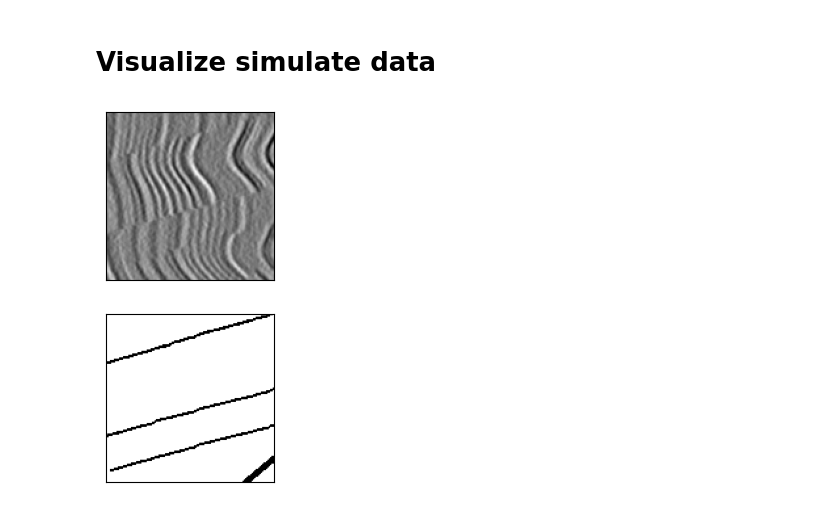
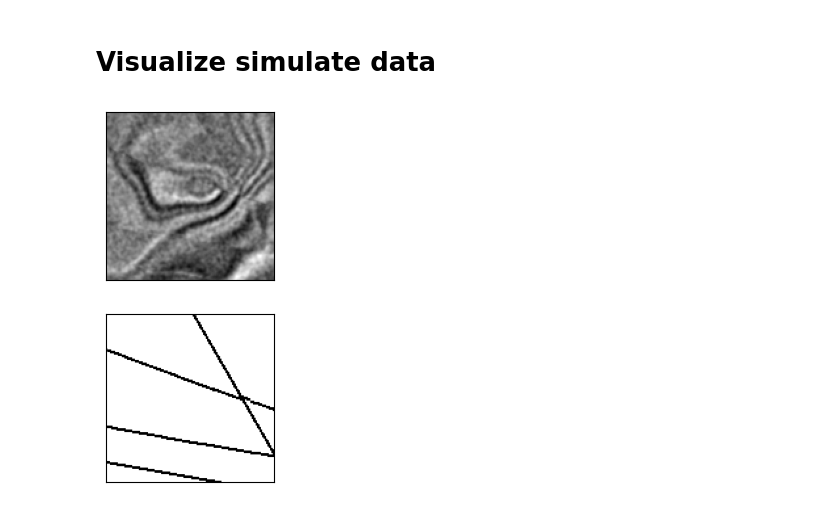
Before and after one commit to Kinlyran/Fault_Recong_zzr, a Jupyter notebook: data_explore.ipynb, the cells around one changed output. Cells and saved outputs as stored; diff of their text form; code cells hidden in the pictures.

```diff
--- a/data_explore.ipynb
+++ b/data_explore.ipynb
@@ -63,13 +63,13 @@ label = label.reshape((128, 128, 128))
 # %%
 slice_id = 15
 plt.subplot(2,1,1)
-fig = plt.imshow(seis[:,slice_id,:], cmap='binary')
+fig = plt.imshow(seis[:,:,slice_id], cmap='binary')
 fig.axes.xaxis.set_visible(False)
 fig.axes.yaxis.set_visible(False)
 plt.subplot(2,1,2)
-fig = plt.imshow(label[:,slice_id,:], cmap='binary')
+fig = plt.imshow(label[:,:,slice_id], cmap='binary')
 fig.axes.xaxis.set_visible(False)
 fig.axes.yaxis.set_visible(False)
 plt.show()
 # %% [output]
-[figure, old version]
+[figure, new version]
```
